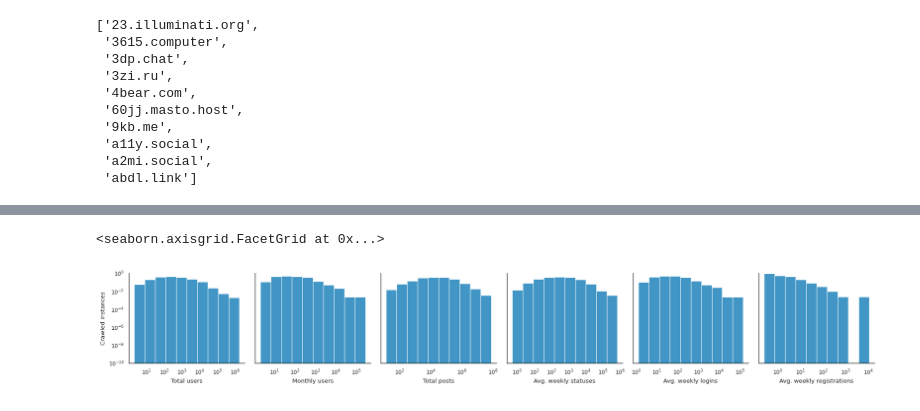
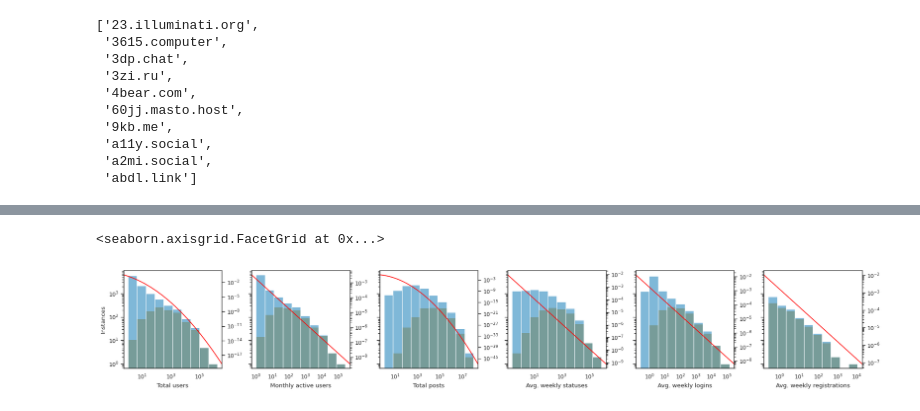
Before and after one commit to webis-de/mastodon-search, a Jupyter notebook: notebooks/mastodon-instance-sample-visualize.ipynb, the cells around one changed output, grey strips where cells are left out. Drawn from its saved outputs; the diff is of its cells as text; code cells hidden in the pictures.

Commit message:
Improve instance sampling visualization

```diff
--- a/notebooks/mastodon-instance-sample-visualize.ipynb
+++ b/notebooks/mastodon-instance-sample-visualize.ipynb
@@ -10,10 +9,10 @@ from matplotlib.pyplot import plot
 
 from mastodon_search.instance_data.analyze import Analyzer
 # %%
-INSTANCE_DATA_PATH = Path('/mnt/ceph/storage/data-in-progress/data-teaching/theses/wstud-thesis-ernst/fedi_data/fedi_data_1.jsonl')
+INSTANCE_DATA_PATH = Path('/mnt/ceph/storage/data-in-progress/data-teaching/theses/wstud-thesis-ernst/fedi_data/2023-12-20/07.jsonl')
 COLUMNS = {
     'total_users': "total users",
-    'monthly_users': "monthly users",
+    'monthly_users': "monthly active users",
     'total_statuses': "total posts",
     'mean_weekly_statuses': "avg. weekly statuses",
     'mean_weekly_logins': "avg. weekly logins",
@@ -36,7 +35,6 @@ cols_prob_measures = {
 }
 # %%
 df = an.df
-df = df[df["total_statuses"] > 0]
 df
 # %% [output]
 |  | total_users | monthly_users | total_statuses | mean_weekly_statuses | mean_weekly_logins | ... |
@@ -164,0 +121,5 @@ df_sample
+# %%
+df_plot_all = concat([
+    df_plot.assign(sampled=False),
+    df_sample.assign(sampled=True),
+])
@@ -165,29 +179,46 @@ df_sample
 # %%
 set_theme(style="white", context="paper", palette="colorblind")
+df_this_plot = df_plot_all
+# df_this_plot = df_plot_all[df_plot_all["statistic"].isin(["total users",  "avg. weekly logins"])]
 g = FacetGrid(
-    data=df_sample,
+    data=df_this_plot,
     col="statistic",
-    sharex=False,
-    # sharey=True,
-    ylim=(1e-10, 1),
+    # row="sampled",
+    sharex="col",
+    sharey="row",
 )
-g.map(
+g.map_dataframe(
     histplot,
     "value",
+    hue="sampled",
     bins=10,
     log_scale=(True, True),
     fill=True,
-    stat="density",
 )
-g.set(yscale="log")
+g.set(ylabel="Instances")
 g.set_titles(template="")
 for name, ax in g.axes_dict.items():
     name: str
+    ax2 = ax.twinx()
+    ax.set_yscale("log")
+    ax2.set_yscale("log")
+    col = next(c for c, n in COLUMNS.items() if n == name)
+    dist = distributions[col]
+    xlim = ax.get_xlim()
+    min_x, max_x = xlim
+    xs = geomspace(
+        start=min_x,
+        stop=max_x,
+        num=1000,
+    )
+    ys = [dist.pdf(i)[0] for i in xs]
+    ax2.plot(xs, ys, color="red")
+    ax.set_xlim(xlim)
     ax.set_xlabel(name[:1].capitalize() + name[1:])
-g.set(ylabel="Crawled instances")
 g.add_legend()
-g.savefig("../data/histograms-instance-statistics-sample.pdf")
+g.savefig("../data/histograms-instance-statistics-alt2.pdf")
+g.figure.tight_layout()
 g
 # %% [output]
 <seaborn.axisgrid.FacetGrid at 0x...>
-[figure, old version]
+[figure, new version]
```
Also changed, not shown: parts of 7 cells of this notebook.
